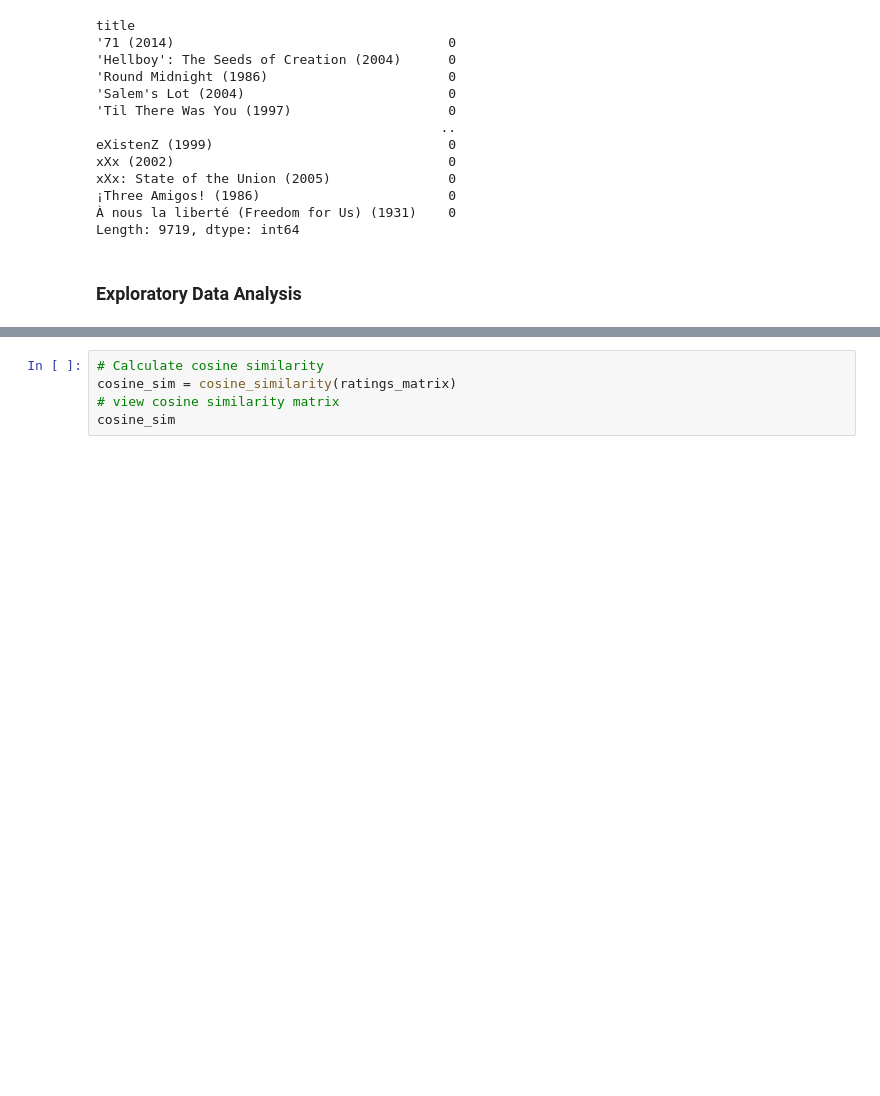
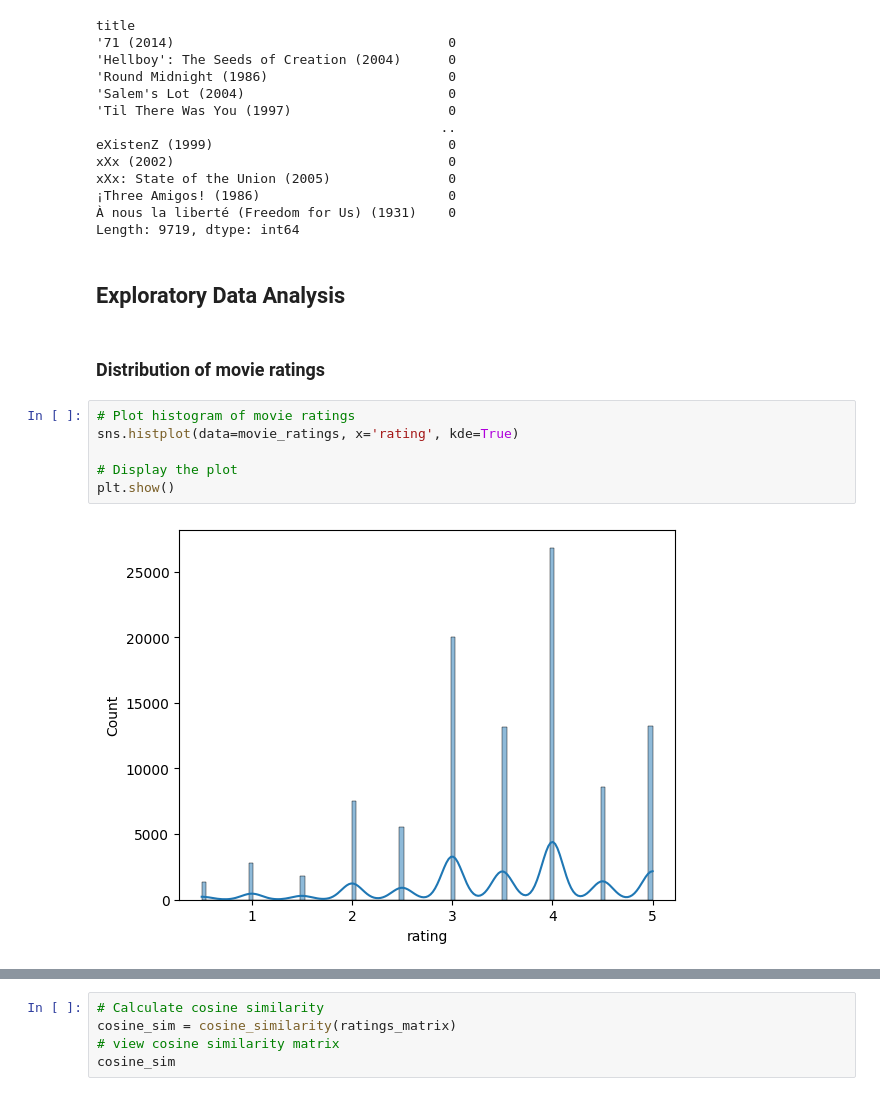
Before and after one commit to Eben-Success/AI_final_project, a Jupyter notebook: analysis.ipynb, the cells around one changed output, grey strips where cells are left out. Saved outputs shown, nothing was run; the diff lists cells and outputs as text; blank space fills up the shorter version.

```diff
--- a/analysis.ipynb
+++ b/analysis.ipynb
@@ -89,4 +90,14 @@ xXx: State of the Union (2005)               0
 À nous la liberté (Freedom for Us) (1931)    0
 Length: 9719, dtype: int64
 # %% [markdown]
-### Exploratory Data Analysis
+## **Exploratory Data Analysis**
+# %% [markdown]
+### Distribution of movie ratings
+# %%
+# Plot histogram of movie ratings
+sns.histplot(data=movie_ratings, x='rating', kde=True)
+
+# Display the plot
+plt.show()
+# %% [output]
+[figure, added]
```
Also changed, not shown: parts of 11 cells of this notebook.
